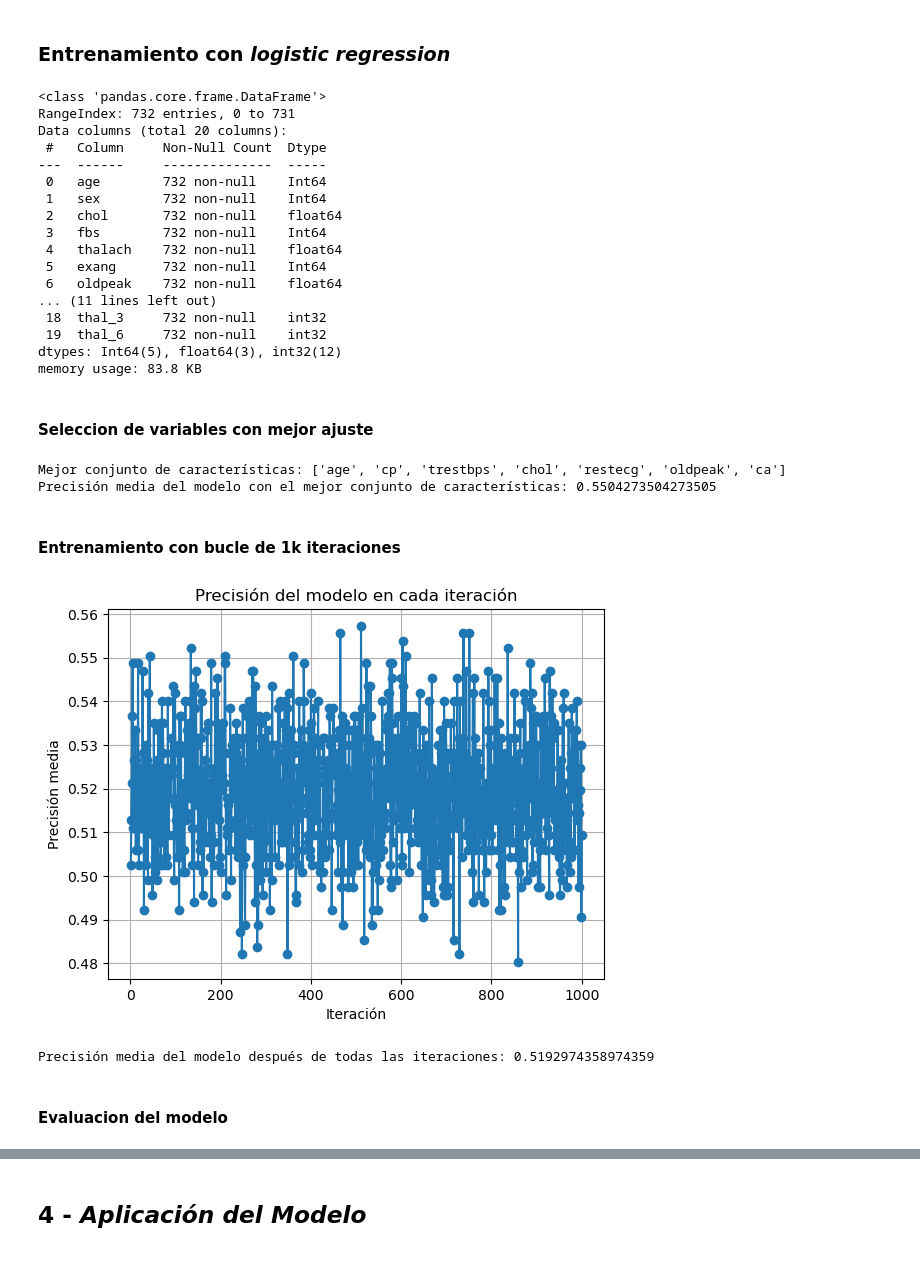
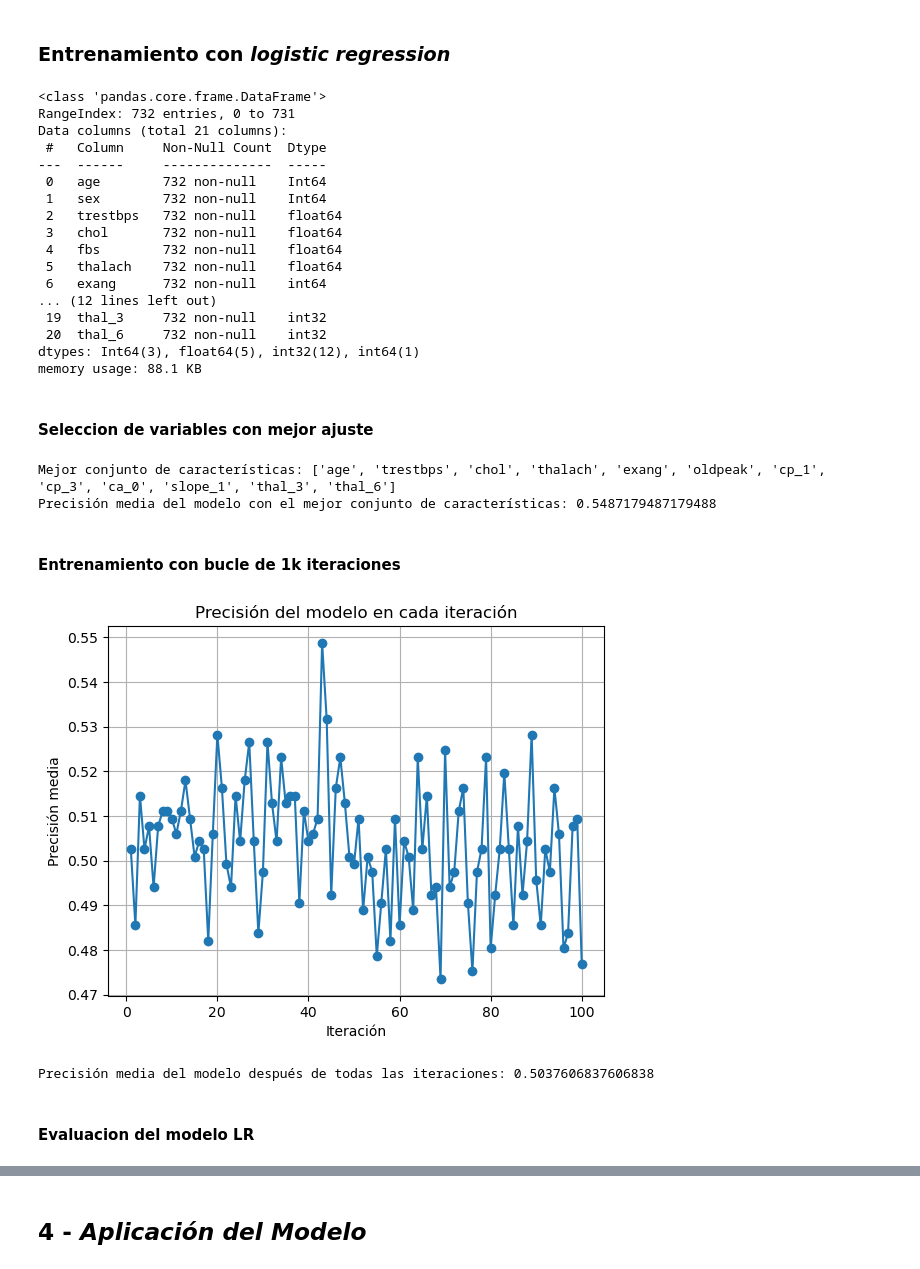
Before and after one commit to cmarty02/DATACADABRA_DataProject_3, a Jupyter notebook: data_raw/Data_Project_3_Cris.ipynb, the cells around one changed output, grey strips where cells are left out. Cells and saved outputs as stored; diff of their text form; code cells hidden in the pictures.

```diff
--- a/data_raw/Data_Project_3_Cris.ipynb
+++ b/data_raw/Data_Project_3_Cris.ipynb
@@ -672,7 +672,7 @@ train_copy_b['slope']
 Name: slope, Length: 732, dtype: int64
 # %%
 # Step 1: Calculate the mode 'ca' for each age
-mode_ca_by_age = train_copy_b.groupby('age')['ca'].apply(lambda x: x.mode().iloc[0] if not x.mode().empty else None)
+mode_ca_by_age = train_copy_b.groupby('age')['ca'].max()
 
 # Step 2: Fill in the missing values in the 'ca' column with the corresponding mode value based on age
 def fill_missing_ca(row):
@@ -758,7 +758,7 @@ dtype: int64
 ##### **Opcion 3** - KNN (K-Nearest Neighbors): imputa los valores faltantes utilizando los valores de las observaciones más similares en función de otras variables. Calcula los vecinos más cercanos y usar sus valores para imputar los valores faltantes. Se aplica solo a variables float
 # %%
 
-train_copy_knn =  train.copy()
+train_copy_knn =  train_copy_b.copy()
 
 # Imputar valores faltantes para variables float
 numeric_imputer = KNNImputer()
@@ -1560,27 +1583,26 @@ df_dummy.info()
 # %% [output]
 <class 'pandas.core.frame.DataFrame'>
 RangeIndex: 732 entries, 0 to 731
-Data columns (total 20 columns):
+Data columns (total 21 columns):
  #   Column     Non-Null Count  Dtype
 ---  ------     --------------  -----
  0   age        732 non-null    Int64
  1   sex        732 non-null    Int64
- 2   chol       732 non-null    float64
- 3   fbs        732 non-null    Int64
- 4   thalach    732 non-null    float64
- 5   exang      732 non-null    Int64
- 6   oldpeak    732 non-null    float64
-... (11 lines left out)
- 18  thal_3     732 non-null    int32
- 19  thal_6     732 non-null    int32
-dtypes: Int64(5), float64(3), int32(12)
-memory usage: 83.8 KB
+ 2   trestbps   732 non-null    float64
+ 3   chol       732 non-null    float64
+ 4   fbs        732 non-null    float64
+ 5   thalach    732 non-null    float64
+ 6   exang      732 non-null    int64
+... (12 lines left out)
+ 19  thal_3     732 non-null    int32
+ 20  thal_6     732 non-null    int32
+dtypes: Int64(3), float64(5), int32(12), int64(1)
+memory usage: 88.1 KB
 # %% [markdown]
 #### Seleccion de variables con mejor ajuste
 # %%
 from sklearn.model_selection import train_test_split, cross_val_score
 from sklearn.preprocessing import StandardScaler
-from sklearn.linear_model import LinearRegression
 from itertools import combinations
 import numpy as np
 
@@ -1628,8 +1650,8 @@ selected_features, best_accuracy = backward_elimination(X, y, model)
 print("Mejor conjunto de características:", selected_features)
 print("Precisión media del modelo con el mejor conjunto de características:", best_accuracy)
 # %% [output]
-Mejor conjunto de características: ['age', 'cp', 'trestbps', 'chol', 'restecg', 'oldpeak', 'ca']
-Precisión media del modelo con el mejor conjunto de características: 0.5504273504273505
+Mejor conjunto de características: ['age', 'trestbps', 'chol', 'thalach', 'exang', 'oldpeak', 'cp_1', 'cp_3', 'ca_0', 'slope_1', 'thal_3', 'thal_6']
+Precisión media del modelo con el mejor conjunto de características: 0.5487179487179488
 # %% [markdown]
 #### Entrenamiento con bucle de 1k iteraciones
 # %%
@@ -1649,42 +1671,42 @@ y = df_train['label']  # Variable dependiente
 
 # Escalar características y ajustar el modelo de regresión logística en un pipeline
 scaler = StandardScaler()
-model = LogisticRegression(max_iter=1000)
+model_lr = LogisticRegression(max_iter=1000)
 
 # Pipeline: Escalado de características y modelo de regresión logística
-pipeline = make_pipeline(scaler, model)
+pipeline = make_pipeline(scaler, model_lr)
 
 # Inicializar el vector para almacenar los indicadores del modelo en cada iteración
 model_scores = []
 
 # Iterar sobre 1000 iteraciones
-for i in range(1000):
+for i in range(100):
     # Dividir los datos en conjuntos de entrenamiento y prueba
     X_train, X_test, y_train, y_test = train_test_split(X, y, test_size=0.2, random_state=i)
 
     # Ajustar el modelo con los datos de entrenamiento
     pipeline.fit(X_train, y_train)
 
     # Calcular la precisión del modelo usando validación cruzada k-fold
     accuracy = np.mean(cross_val_score(pipeline, X_train, y_train, cv=5))
     model_scores.append(accuracy)
 
 # Visualización de la precisión del modelo en cada iteración
-plt.plot(range(1, 1001), model_scores, marker='o', linestyle='-')
+plt.plot(range(1, 101), model_scores, marker='o', linestyle='-')
 plt.xlabel('Iteración')
 plt.ylabel('Precisión media')
 plt.title('Precisión del modelo en cada iteración')
 plt.grid(True)
 plt.show()
 
 # Calcular la precisión media del modelo después de todas las iteraciones
 mean_accuracy = np.mean(model_scores)
 print("Precisión media del modelo después de todas las iteraciones:", mean_accuracy)
 # %% [output]
-[figure, old version]
+[figure, new version]
-Precisión media del modelo después de todas las iteraciones: 0.5192974358974359
+Precisión media del modelo después de todas las iteraciones: 0.5037606837606838
 # %% [markdown]
-#### Evaluacion del modelo
+#### Evaluacion del modelo LR
 # %%
 import seaborn as sns
 import matplotlib.pyplot as plt
```
Also changed, not shown: parts of 17 cells of this notebook, 2 other files.
